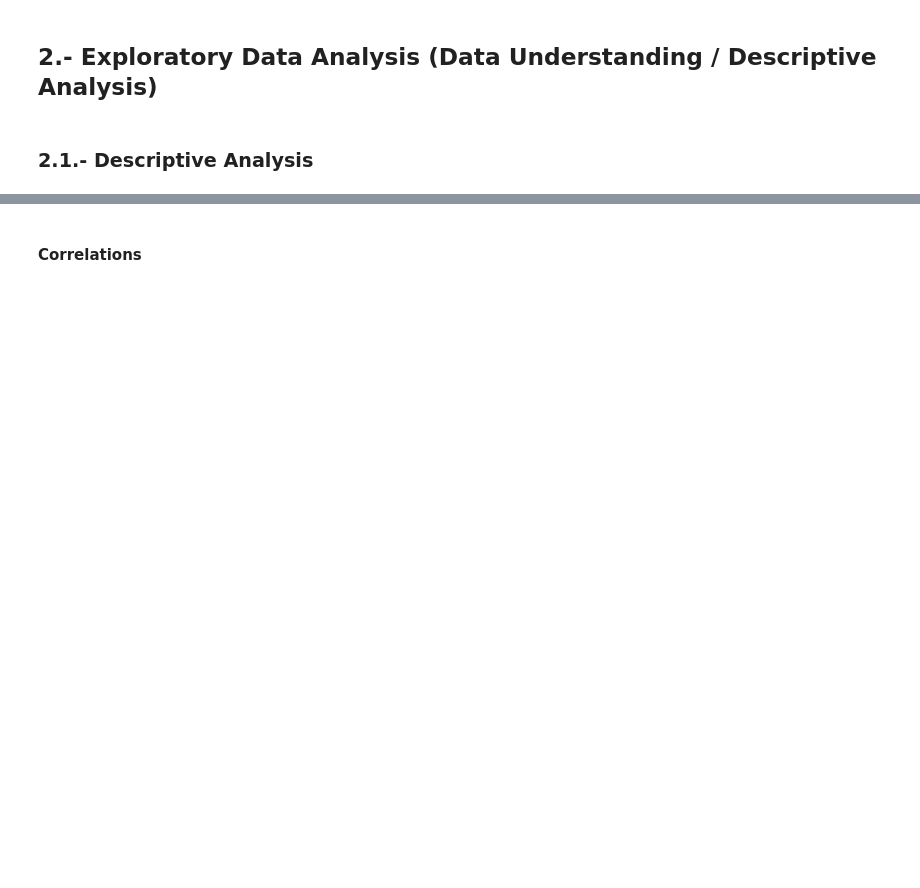
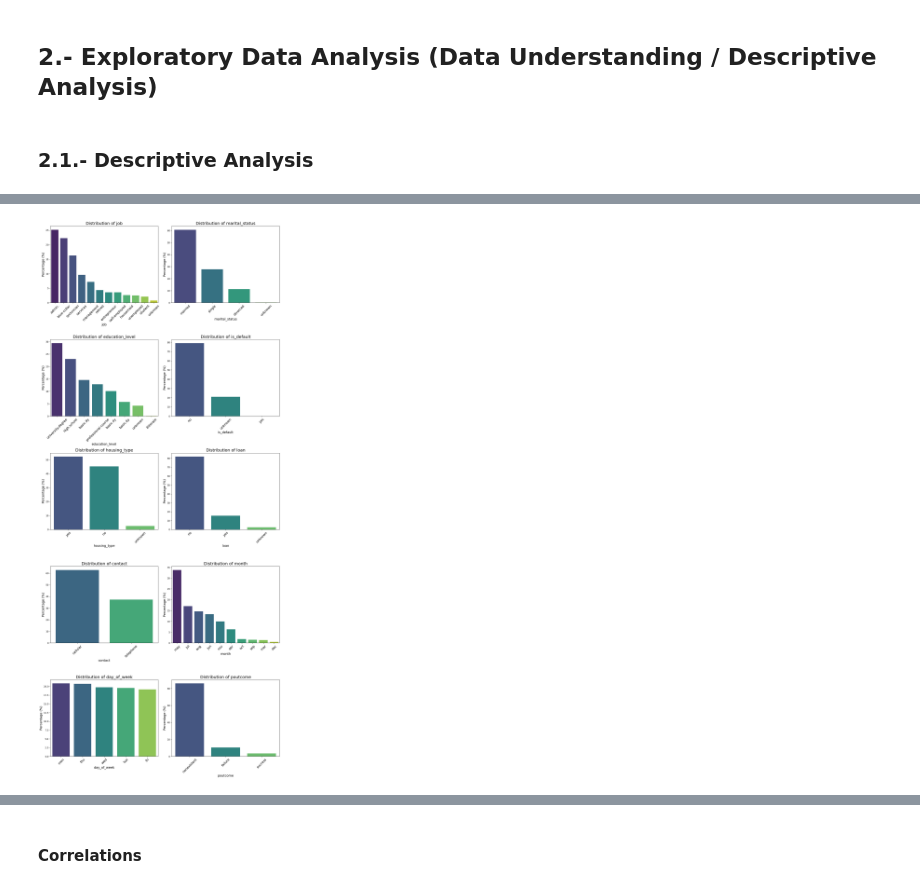
Before and after one commit to marcemir/MLAdvancedProject, a Jupyter notebook: 2410_kaggle_bank_campaingMarcelo.ipynb, the cells around one changed output, grey strips where cells are left out. Cells and saved outputs as stored; diff of their text form; code cells hidden in the pictures; blank space fills up the shorter version.

```diff
--- a/2410_kaggle_bank_campaingMarcelo.ipynb
+++ b/2410_kaggle_bank_campaingMarcelo.ipynb
@@ -130,0 +296,25 @@ train_df.head()
+# %%
+# Percentage Distribution of Customer Attributes
+
+# Create a grid with enough rows and 2 columns
+fig, axes = plt.subplots(nrows=(len(categorical_features) // 2 + 1), ncols=2, figsize=(15, 40))
+axes = axes.flatten()  # Flatten axes for easy indexing
+
+# Loop through categorical variables to plot
+for i, col in enumerate(categorical_features):
+    percentages = train_df[col].value_counts(normalize=True) * 100  # Calculate percentages
+    sns.barplot(x=percentages.index, y=percentages.values, ax=axes[i], hue = percentages.index, palette="viridis")
+    axes[i].set_title(f"Distribution of {col}", fontsize=18)
+    axes[i].set_xlabel(col, fontsize=14)
+    axes[i].set_ylabel("Percentage (%)" , fontsize=14)
+    axes[i].tick_params(axis='x', rotation=45, labelsize=14 )
+
+# Remove unused subplots
+for j in range(len(categorical_features), len(axes)):
+    fig.delaxes(axes[j])
+
+# Adjust layout
+plt.tight_layout()
+plt.show()
+# %% [output]
+[figure, added]
```
Also changed, not shown: parts of 41 cells of this notebook, 3 other files.
